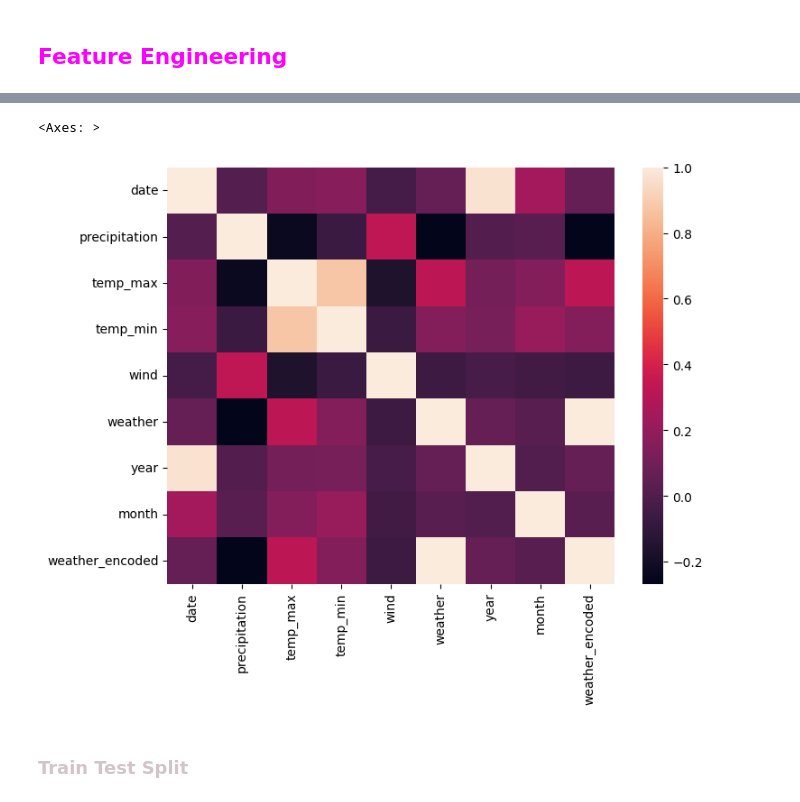
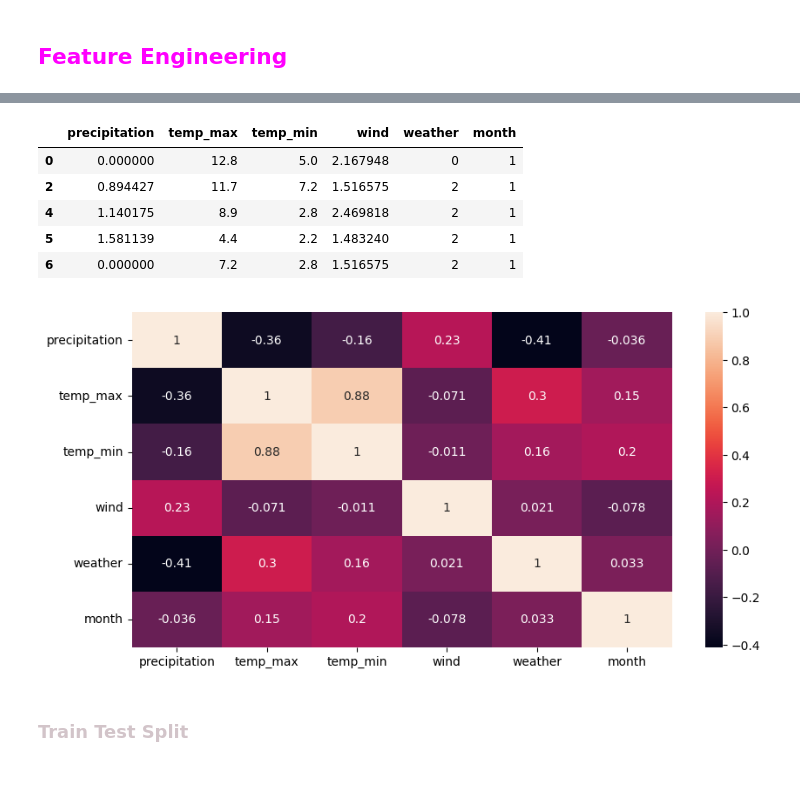
Before and after one commit to shubhangi24kashid/SkyCast, a Jupyter notebook: detection.ipynb, the cells around one changed output, grey strips where cells are left out. Cells and saved outputs as stored; diff of their text form; code cells hidden in the pictures.

```diff
--- a/detection.ipynb
+++ b/detection.ipynb
@@ -530,0 +527,17 @@ plt.show()
+# %%
+
+
+# Select only the numerical columns
+numerical_columns = weath_cpy.select_dtypes(include=['number'])
+
+# Compute quartiles for numerical columns
+Q1 = numerical_columns.quantile(0.25)
+Q3 = numerical_columns.quantile(0.75)
+IQR = Q3 - Q1
+
+# Filter out rows based on IQR
+weath_cpy = weath_cpy[~((numerical_columns < (Q1 - 1.5 * IQR)) | (numerical_columns > (Q3 + 1.5 * IQR))).any(axis=1)]
+# Remove outliers using the IQR method
+weath_cpy = weath_cpy.dropna()
+# Display the resulting DataFrame
+print(weath_cpy)
@@ -530,0 +559,13 @@ plt.show()
+# %%
+import numpy as np
+
+# Convert columns to numeric and handle non-numeric values
+weath_cpy['precipitation'] = pd.to_numeric(weath_cpy['precipitation'], errors='coerce')
+weath_cpy['wind'] = pd.to_numeric(weath_cpy['wind'], errors='coerce')
+
+# Apply square root transformation to skewed features
+weath_cpy['precipitation'] = np.sqrt(weath_cpy['precipitation'])
+weath_cpy['wind'] = np.sqrt(weath_cpy['wind'])
+
+# Display the modified DataFrame
+print(weath_cpy)
@@ -531,12 +587,23 @@ plt.show()
 # %%
+import matplotlib.pyplot as plt
+import seaborn as sns
 from sklearn.preprocessing import LabelEncoder
-weath_org['weather']=LabelEncoder().fit_transform(weath_org['weather'])
+weath_cpy['weather']=LabelEncoder().fit_transform(weath_cpy['weather'])
+weath_cpy.head()
+# %% [output]
+|  | precipitation | temp_max | temp_min | wind | weather | month |
+| 0 | 0.000000 | 12.8 | 5.0 | 2.167948 | 0 | 1 |
+| 2 | 0.894427 | 11.7 | 7.2 | 1.516575 | 2 | 1 |
+| 4 | 1.140175 | 8.9 | 2.8 | 2.469818 | 2 | 1 |
+| 5 | 1.581139 | 4.4 | 2.2 | 1.483240 | 2 | 1 |
+| 6 | 0.000000 | 7.2 | 2.8 | 1.516575 | 2 | 1 |
-# %%
-fig, axes=plt.subplots(figsize=(8, 6))
-sns.heatmap(weath_org.corr(), ax=axes)
-# %% [output]
-<Axes: >
-[figure, removed]
+# %%
+# Now, plot the heatmap using the numeric DataFrame
+plt.figure(figsize=(10, 5))
+sns.heatmap(weath_cpy.corr(), annot=True)
+plt.show()
+# %% [output]
+[figure, added]
 # %% [markdown]
 ### <font color='#5234' face='Cursive'> Train Test Split</font>
 # %% [markdown]
```
Also changed, not shown: parts of 25 cells of this notebook.
